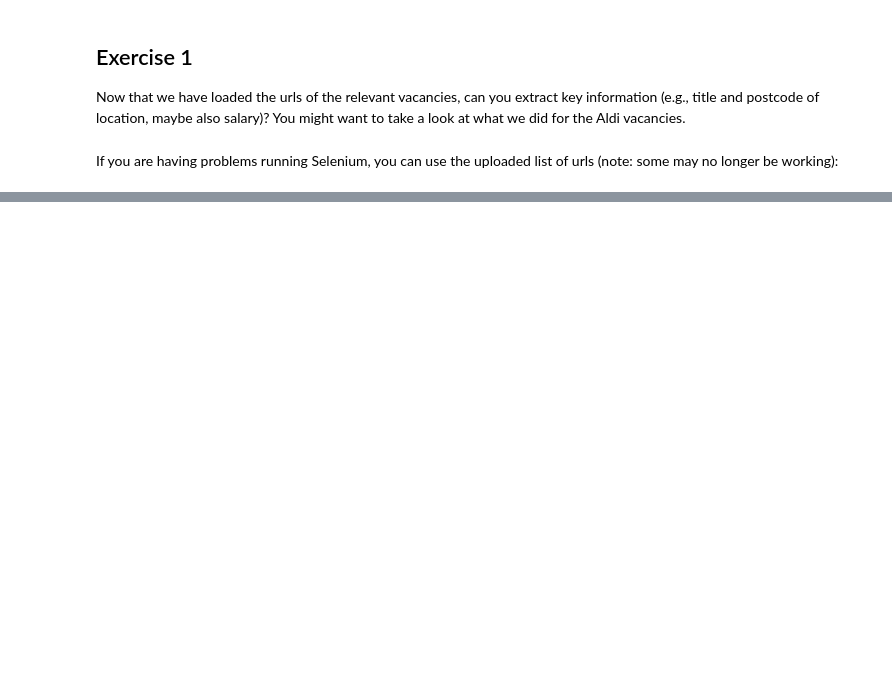
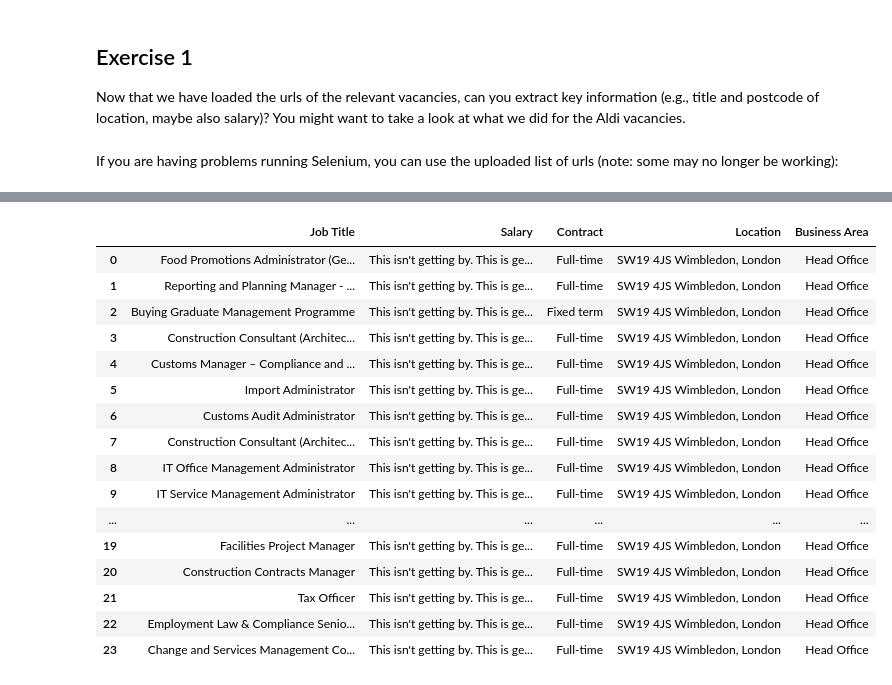
Before and after one commit to mattlim96/digi-tech-smm750, a Jupyter notebook: tutorial01/DTVC_Tutorial 1_Exercise notebook.ipynb, the cells around one changed output, grey strips where cells are left out. Cells and saved outputs as stored; diff of their text form; code cells hidden in the pictures; blank space fills up the shorter version.

```diff
--- a/tutorial01/DTVC_Tutorial 1_Exercise notebook.ipynb
+++ b/tutorial01/DTVC_Tutorial 1_Exercise notebook.ipynb
@@ -429,0 +480,23 @@ driver.quit()
+# %%
+df = pd.DataFrame(zip(title,salary,contract,postcode,bis_area),
+                      columns=['Job Title','Salary','Contract','Location','Business Area'])
+# %%
+df
+# %% [output]
+|  | Job Title | Salary | Contract | Location | Business Area |
+| 0 | Food Promotions Administrator (Ge... | This isn't getting by. This is ge... | Full-time | SW19 4JS Wimbledon, London | Head Office |
+| 1 | Reporting and Planning Manager - ... | This isn't getting by. This is ge... | Full-time | SW19 4JS Wimbledon, London | Head Office |
+| 2 | Buying Graduate Management Programme | This isn't getting by. This is ge... | Fixed term | SW19 4JS Wimbledon, London | Head Office |
+| 3 | Construction Consultant (Architec... | This isn't getting by. This is ge... | Full-time | SW19 4JS Wimbledon, London | Head Office |
+| 4 | Customs Manager – Compliance and ... | This isn't getting by. This is ge... | Full-time | SW19 4JS Wimbledon, London | Head Office |
+| 5 | Import Administrator | This isn't getting by. This is ge... | Full-time | SW19 4JS Wimbledon, London | Head Office |
+| 6 | Customs Audit Administrator | This isn't getting by. This is ge... | Full-time | SW19 4JS Wimbledon, London | Head Office |
+| 7 | Construction Consultant (Architec... | This isn't getting by. This is ge... | Full-time | SW19 4JS Wimbledon, London | Head Office |
+| 8 | IT Office Management Administrator | This isn't getting by. This is ge... | Full-time | SW19 4JS Wimbledon, London | Head Office |
+| 9 | IT Service Management Administrator | This isn't getting by. This is ge... | Full-time | SW19 4JS Wimbledon, London | Head Office |
+| ... | ... | ... | ... | ... | ... |
+| 19 | Facilities Project Manager | This isn't getting by. This is ge... | Full-time | SW19 4JS Wimbledon, London | Head Office |
+| 20 | Construction Contracts Manager | This isn't getting by. This is ge... | Full-time | SW19 4JS Wimbledon, London | Head Office |
+| 21 | Tax Officer | This isn't getting by. This is ge... | Full-time | SW19 4JS Wimbledon, London | Head Office |
+| 22 | Employment Law & Compliance Senio... | This isn't getting by. This is ge... | Full-time | SW19 4JS Wimbledon, London | Head Office |
+| 23 | Change and Services Management Co... | This isn't getting by. This is ge... | Full-time | SW19 4JS Wimbledon, London | Head Office |
```
Also changed, not shown: parts of 7 cells of this notebook.
